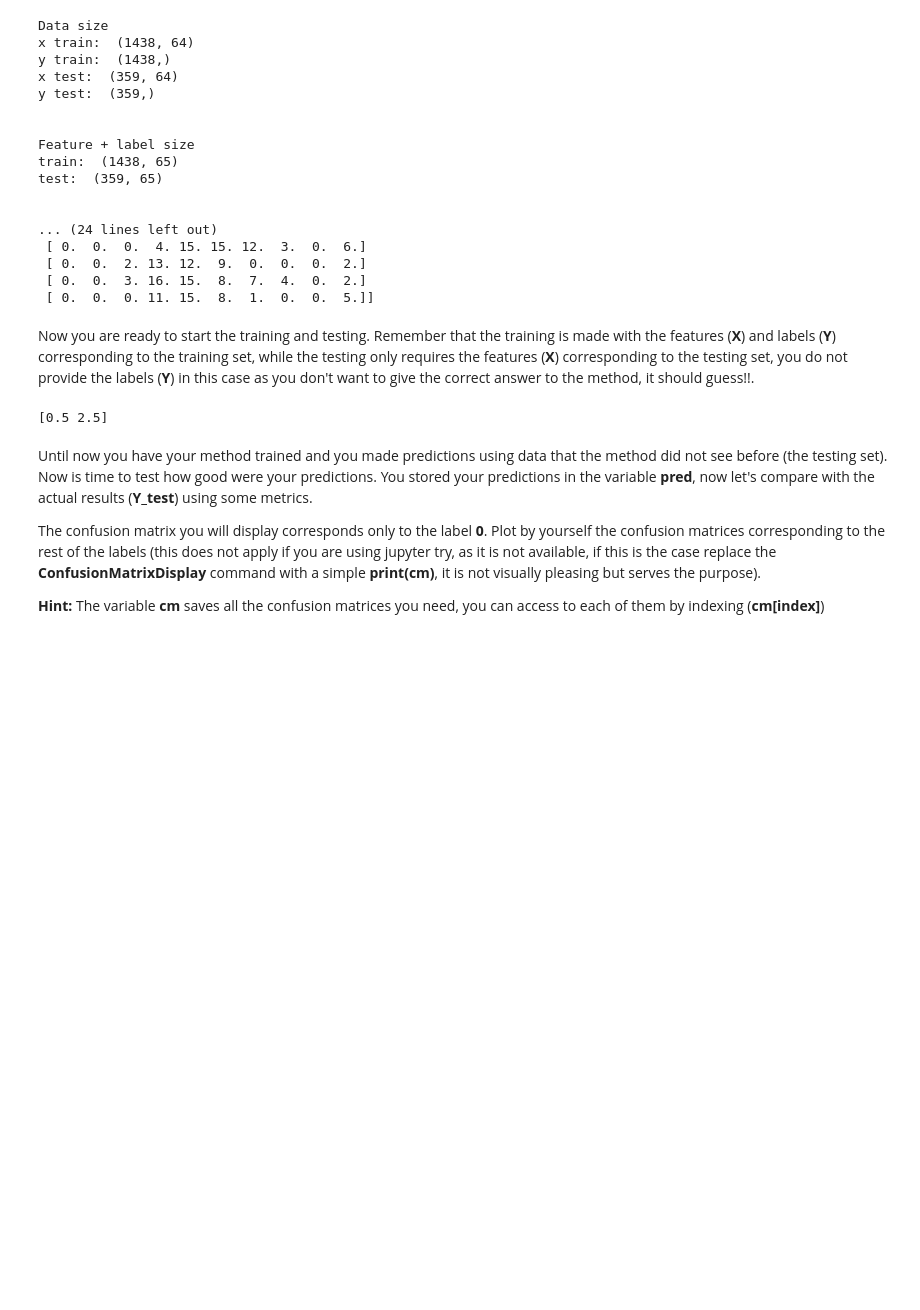
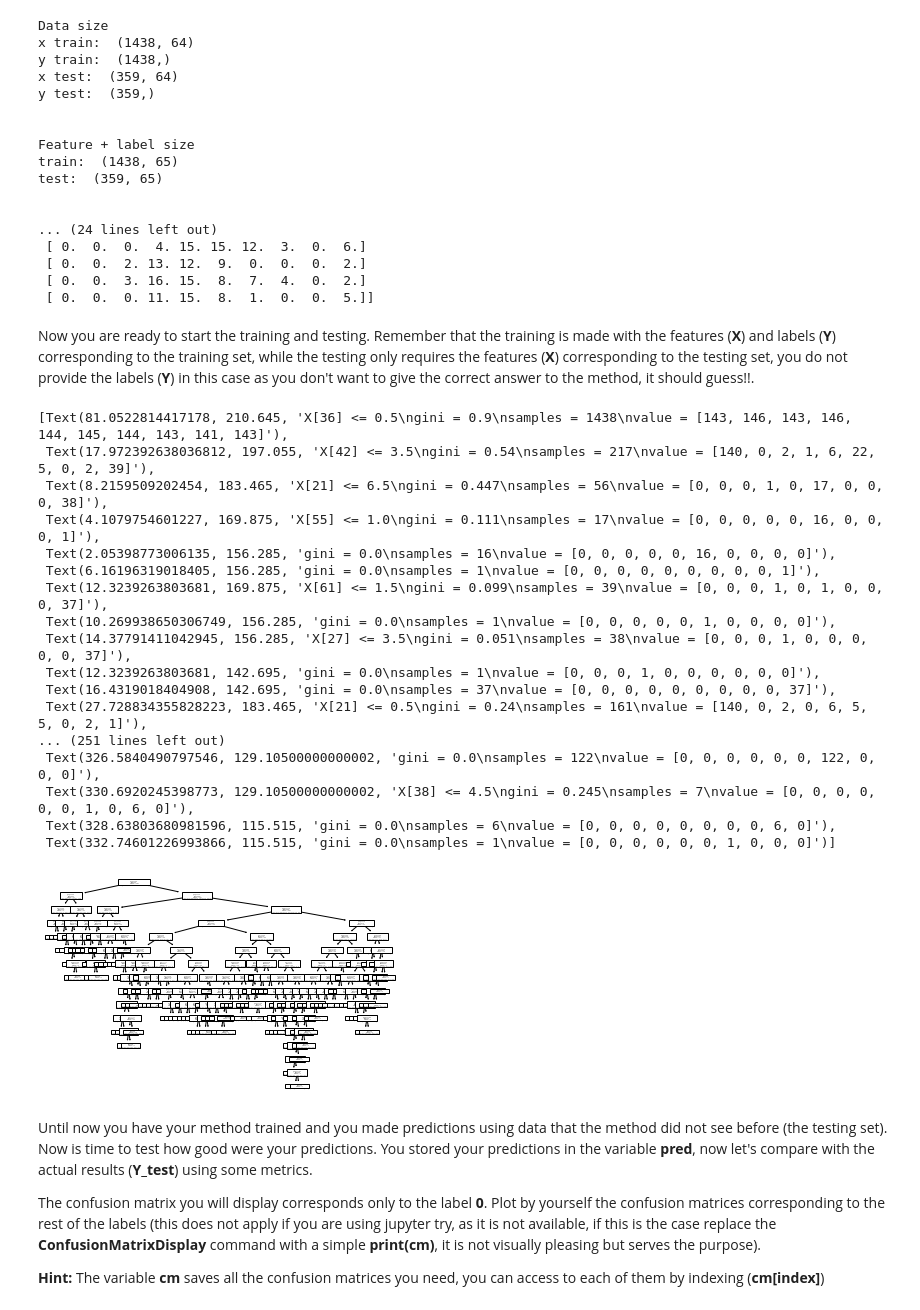
Before and after one commit to AlejandroVZTec/Reto-Imagen, a Jupyter notebook: Personal_Andrea Cavero/Clase_27Abril_CART.ipynb, the cells around one changed output. Cells and saved outputs as stored; diff of their text form; code cells hidden in the pictures; blank space fills up the shorter version.

```diff
--- a/Personal_Andrea Cavero/Clase_27Abril_CART.ipynb
+++ b/Personal_Andrea Cavero/Clase_27Abril_CART.ipynb
@@ -106,18 +106,29 @@ test:  (359, 65)
 Now you are ready to start the training and testing. Remember that the training is made with the features (<b>X</b>) and labels (<b>Y</b>) corresponding to the training set, while the testing only requires the features (<b>X</b>) corresponding to the testing set, you do not provide the labels (<b>Y</b>) in this case as you don't want to give the correct answer to the method, it should guess!!.
 # %%
 # Define the ML method to use
-
-X = [[0, 0], [2, 2]]
-Y = [0.5, 2.5]
-method = tree.DecisionTreeRegressor()
-#clf = clf.fit(X, Y)
-#clf.predict([[1, 1]])
-
-method.fit(X, Y) # Train the method
-pred = method.predict(X, Y) # Generate the predictions
-print(pred)
+method = DecisionTreeClassifier(random_state=0)
+method.fit(X_train, Y_train) # Train the method
+#tree.plot_tree(method)
+pred = method.predict(X_test,Y_train) # Generate the predictions
 # %% [output]
-[0.5 2.5]
+[Text(81.0522814417178, 210.645, 'X[36] <= 0.5\ngini = 0.9\nsamples = 1438\nvalue = [143, 146, 143, 146, 144, 145, 144, 143, 141, 143]'),
+ Text(17.972392638036812, 197.055, 'X[42] <= 3.5\ngini = 0.54\nsamples = 217\nvalue = [140, 0, 2, 1, 6, 22, 5, 0, 2, 39]'),
+ Text(8.2159509202454, 183.465, 'X[21] <= 6.5\ngini = 0.447\nsamples = 56\nvalue = [0, 0, 0, 1, 0, 17, 0, 0, 0, 38]'),
+ Text(4.1079754601227, 169.875, 'X[55] <= 1.0\ngini = 0.111\nsamples = 17\nvalue = [0, 0, 0, 0, 0, 16, 0, 0, 0, 1]'),
+ Text(2.05398773006135, 156.285, 'gini = 0.0\nsamples = 16\nvalue = [0, 0, 0, 0, 0, 16, 0, 0, 0, 0]'),
+ Text(6.16196319018405, 156.285, 'gini = 0.0\nsamples = 1\nvalue = [0, 0, 0, 0, 0, 0, 0, 0, 0, 1]'),
+ Text(12.3239263803681, 169.875, 'X[61] <= 1.5\ngini = 0.099\nsamples = 39\nvalue = [0, 0, 0, 1, 0, 1, 0, 0, 0, 37]'),
+ Text(10.269938650306749, 156.285, 'gini = 0.0\nsamples = 1\nvalue = [0, 0, 0, 0, 0, 1, 0, 0, 0, 0]'),
+ Text(14.37791411042945, 156.285, 'X[27] <= 3.5\ngini = 0.051\nsamples = 38\nvalue = [0, 0, 0, 1, 0, 0, 0, 0, 0, 37]'),
+ Text(12.3239263803681, 142.695, 'gini = 0.0\nsamples = 1\nvalue = [0, 0, 0, 1, 0, 0, 0, 0, 0, 0]'),
+ Text(16.4319018404908, 142.695, 'gini = 0.0\nsamples = 37\nvalue = [0, 0, 0, 0, 0, 0, 0, 0, 0, 37]'),
+ Text(27.728834355828223, 183.465, 'X[21] <= 0.5\ngini = 0.24\nsamples = 161\nvalue = [140, 0, 2, 0, 6, 5, 5, 0, 2, 1]'),
+... (251 lines left out)
+ Text(326.5840490797546, 129.10500000000002, 'gini = 0.0\nsamples = 122\nvalue = [0, 0, 0, 0, 0, 0, 122, 0, 0, 0]'),
+ Text(330.6920245398773, 129.10500000000002, 'X[38] <= 4.5\ngini = 0.245\nsamples = 7\nvalue = [0, 0, 0, 0, 0, 0, 1, 0, 6, 0]'),
+ Text(328.63803680981596, 115.515, 'gini = 0.0\nsamples = 6\nvalue = [0, 0, 0, 0, 0, 0, 0, 0, 6, 0]'),
+ Text(332.74601226993866, 115.515, 'gini = 0.0\nsamples = 1\nvalue = [0, 0, 0, 0, 0, 0, 1, 0, 0, 0]')]
+[figure, added]
 # %% [markdown]
 Until now you have your method trained and you made predictions using data that the method did not see before (the testing set). Now is time to test how good were your predictions. You stored your predictions in the variable <b>pred</b>, now let's compare with the actual results (<b>Y_test</b>) using some metrics.
 
```
Also changed, not shown: parts of 3 cells of this notebook.
